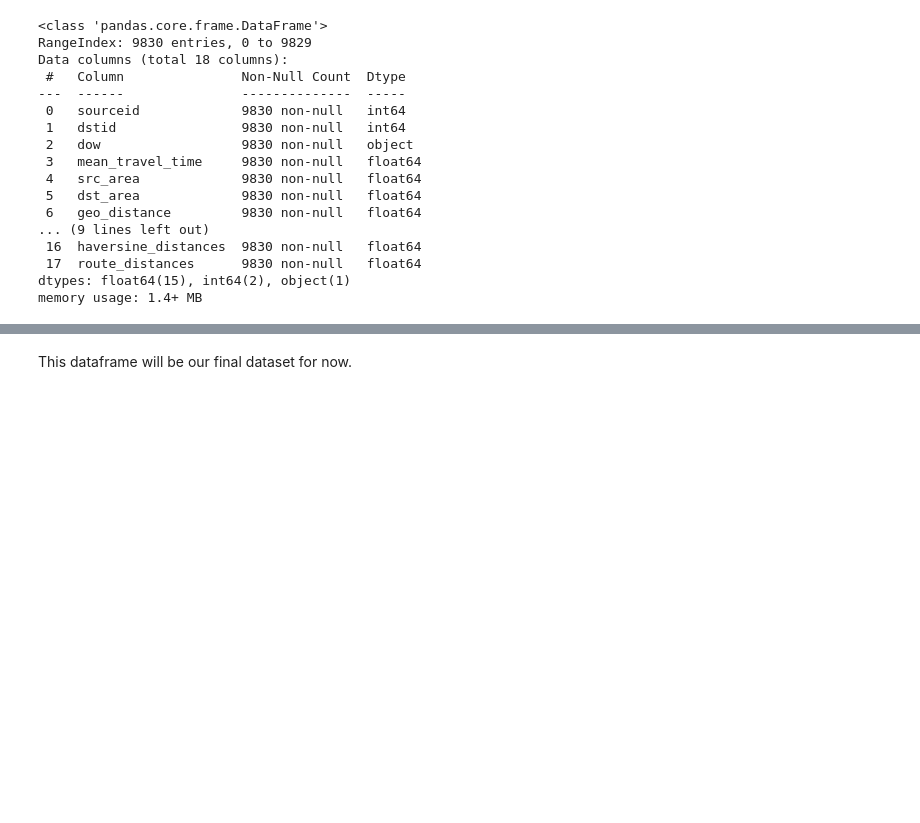
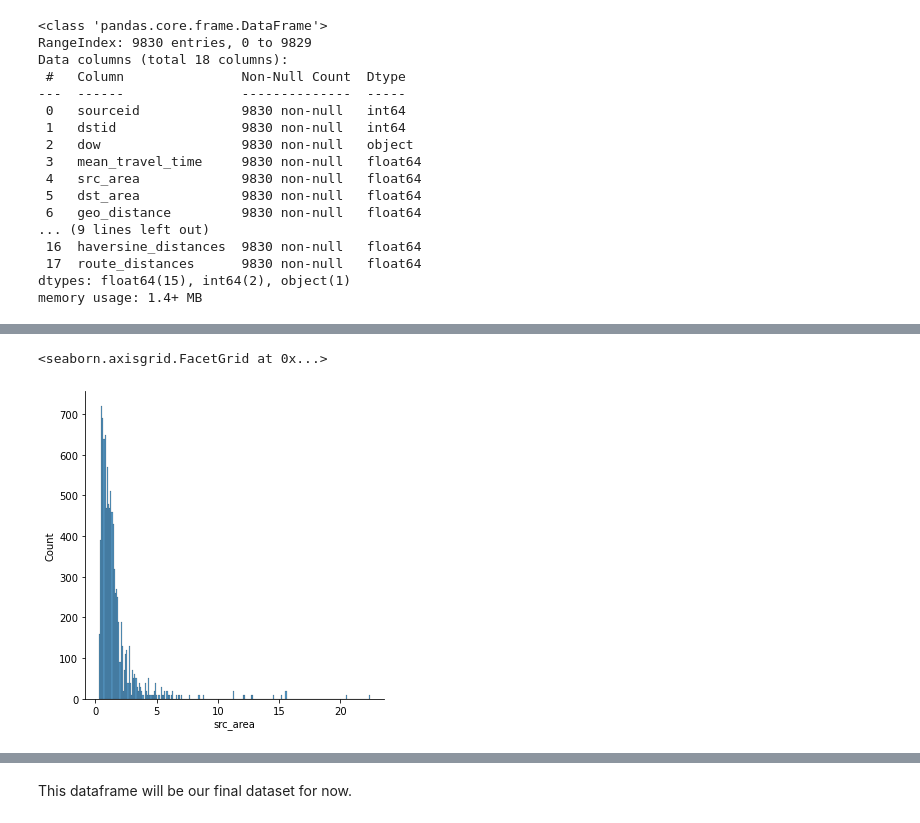
Before and after one commit to aliyusifov99/mec-ds-competition, a Jupyter notebook: Elnur/model-orderly.ipynb, the cells around one changed output, grey strips where cells are left out. Saved outputs shown, nothing was run; the diff lists cells and outputs as text; code cells hidden in the pictures; blank space fills up the shorter version.

```diff
--- a/Elnur/model-orderly.ipynb
+++ b/Elnur/model-orderly.ipynb
@@ -474,0 +502,5 @@ df_train
+# %%
+sns.displot(df_train['src_area'])
+# %% [output]
+<seaborn.axisgrid.FacetGrid at 0x...>
+[figure, added]
```
Also changed, not shown: parts of 18 cells of this notebook, 4 other files.
